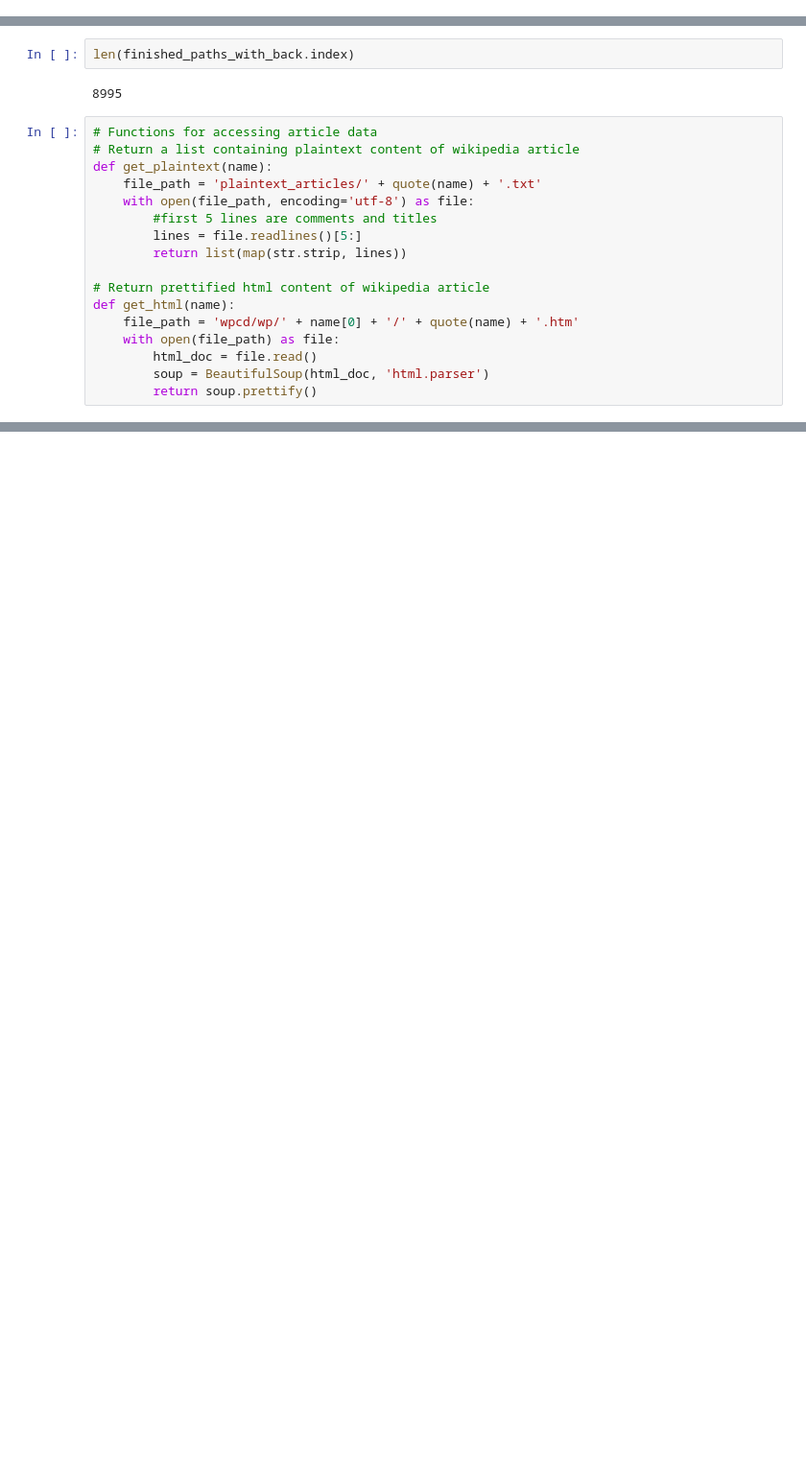
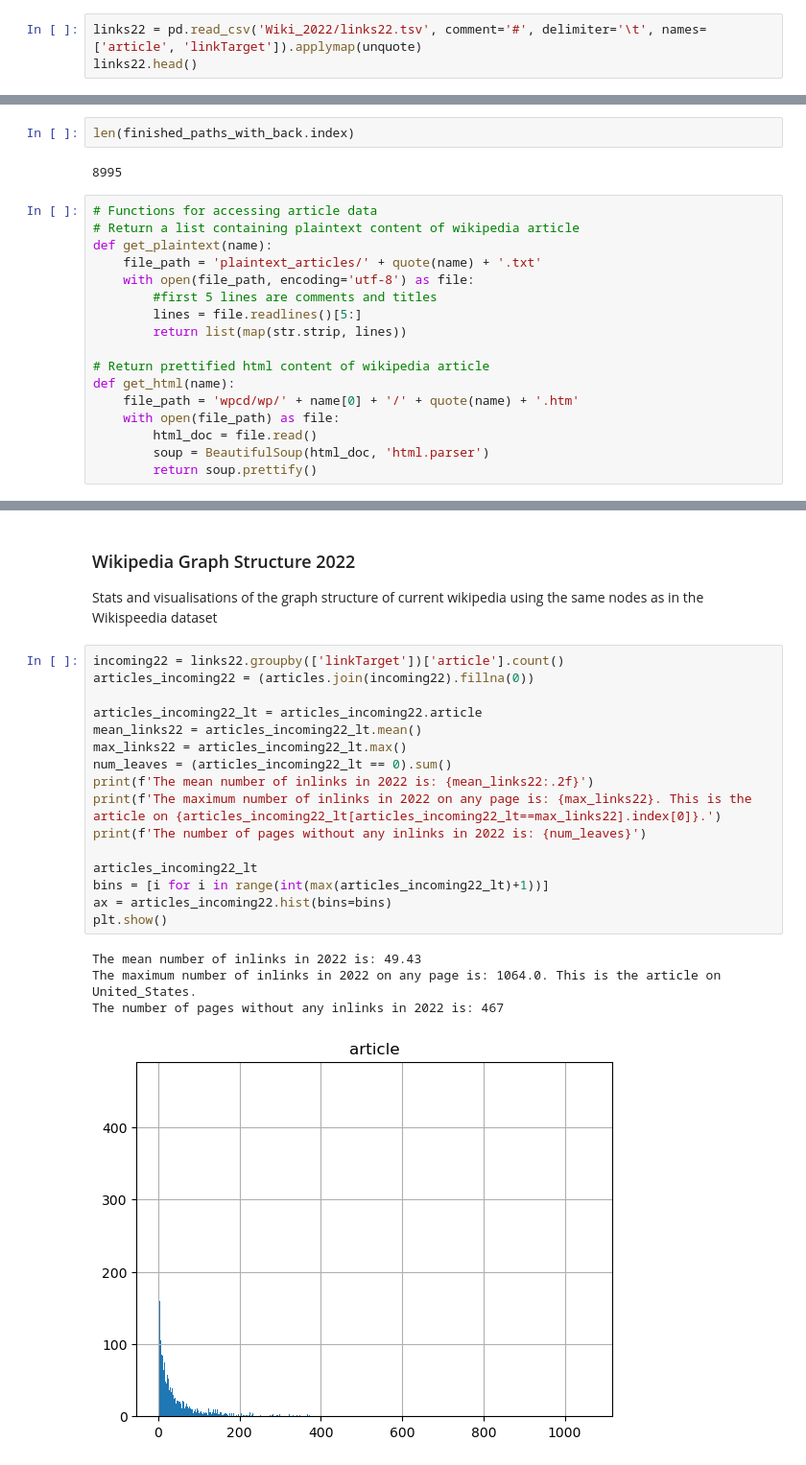
Before and after one commit to epfl-ada/ada-2022-project-deadmaus, a Jupyter notebook: data_analysis.ipynb, the cells around one changed output, grey strips where cells are left out. Shown: that part at 96% size. Cells and saved outputs as stored; diff of their text form; blank space fills up the shorter version.

```diff
--- a/data_analysis.ipynb
+++ b/data_analysis.ipynb
@@ -31,3 +31,6 @@ links.head(5)
 | 2 | Áedán_mac_Gabráin | Dál_Riata |
 | 3 | Áedán_mac_Gabráin | Great_Britain |
 | 4 | Áedán_mac_Gabráin | Ireland |
+# %%
+links22 = pd.read_csv('Wiki_2022/links22.tsv', comment='#', delimiter='\t', names=['article', 'linkTarget']).applymap(unquote)
+links22.head()
@@ -118,0 +163,24 @@ AttributeError: 'numpy.ndarray' object has no attribute 'set_ylabel'
+# %% [markdown]
+### Wikipedia Graph Structure 2022
+Stats and visualisations of the graph structure of current wikipedia using the same nodes as in the Wikispeedia dataset
+# %%
+incoming22 = links22.groupby(['linkTarget'])['article'].count()
+articles_incoming22 = (articles.join(incoming22).fillna(0))
+
+articles_incoming22_lt = articles_incoming22.article
+mean_links22 = articles_incoming22_lt.mean()
+max_links22 = articles_incoming22_lt.max()
+num_leaves = (articles_incoming22_lt == 0).sum()
+print(f'The mean number of inlinks in 2022 is: {mean_links22:.2f}')
+print(f'The maximum number of inlinks in 2022 on any page is: {max_links22}. This is the article on {articles_incoming22_lt[articles_incoming22_lt==max_links22].index[0]}.')
+print(f'The number of pages without any inlinks in 2022 is: {num_leaves}')
+
+articles_incoming22_lt
+bins = [i for i in range(int(max(articles_incoming22_lt)+1))]
+ax = articles_incoming22.hist(bins=bins)
+plt.show()
+# %% [output]
+The mean number of inlinks in 2022 is: 49.43
+The maximum number of inlinks in 2022 on any page is: 1064.0. This is the article on United_States.
+The number of pages without any inlinks in 2022 is: 467
+[figure, added]
```
Also changed, not shown: parts of 8 cells of this notebook.
